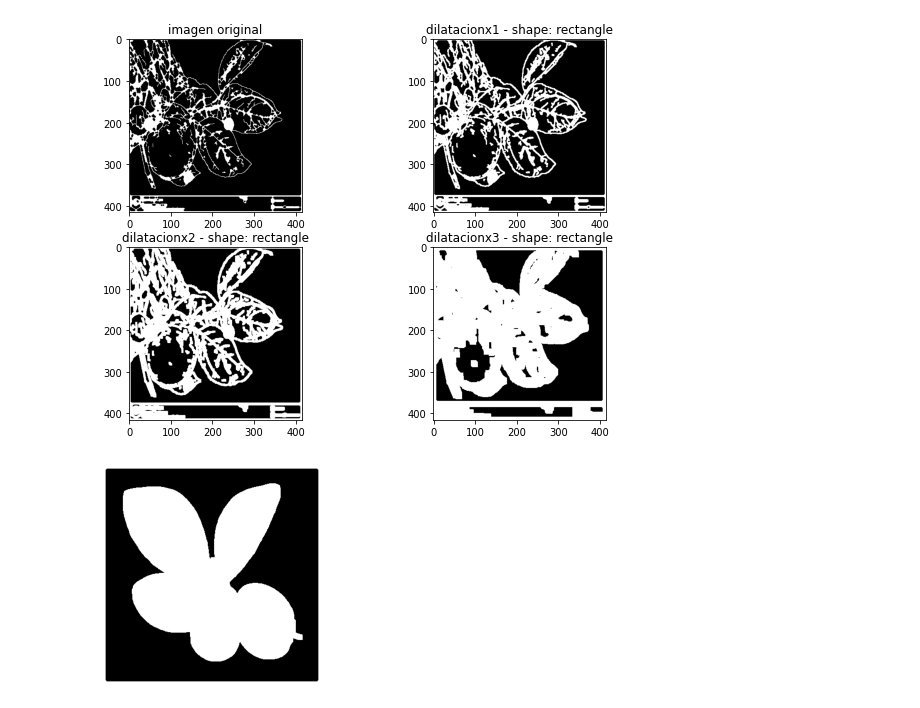
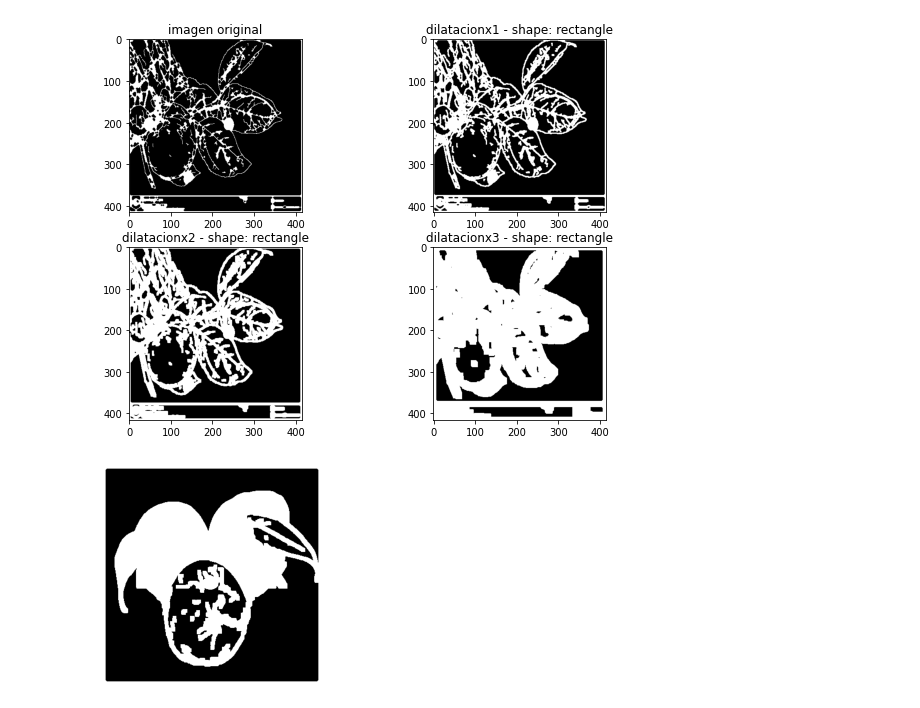
Before and after one commit to aljimenezza/Leaf-Segmentation, a Jupyter notebook: Rafael.ipynb, the cells around one changed output. Saved outputs shown, nothing was run; the diff lists cells and outputs as text; code cells hidden in the pictures.

```diff
--- a/Rafael.ipynb
+++ b/Rafael.ipynb
@@ -89,15 +89,15 @@ def mask_creator(path):
     dilatacionx9 = morph.binary_dilation(dilatacionx8,elem1)
 
     #cierre = cierre > 128
-    filled = morph.remove_small_holes(dilatacionx3,area_threshold=28000) #min_size es el area en pixeles de los huecos a rellenar
+    filled = morph.remove_small_holes(dilatacionx3,area_threshold=3000) #min_size es el area en pixeles de los huecos a rellenar
     #fig, ax2 = plt.subplots()
     plt.axis('off')
     plt.imshow(filled, cmap='gray')
     #return filled
 # %%
-mask_creator('DataSet/datatrain/LEAF_0812.jpg')
+mask_creator('DataSet/datatrain/LEAF_0987.jpg')
 # %% [output]
-[figure, old version]
+[figure, new version]
 # %%
 from os import listdir
 files = listdir('DataSet/datatrain')
```
Also changed, not shown: 2 other files.
